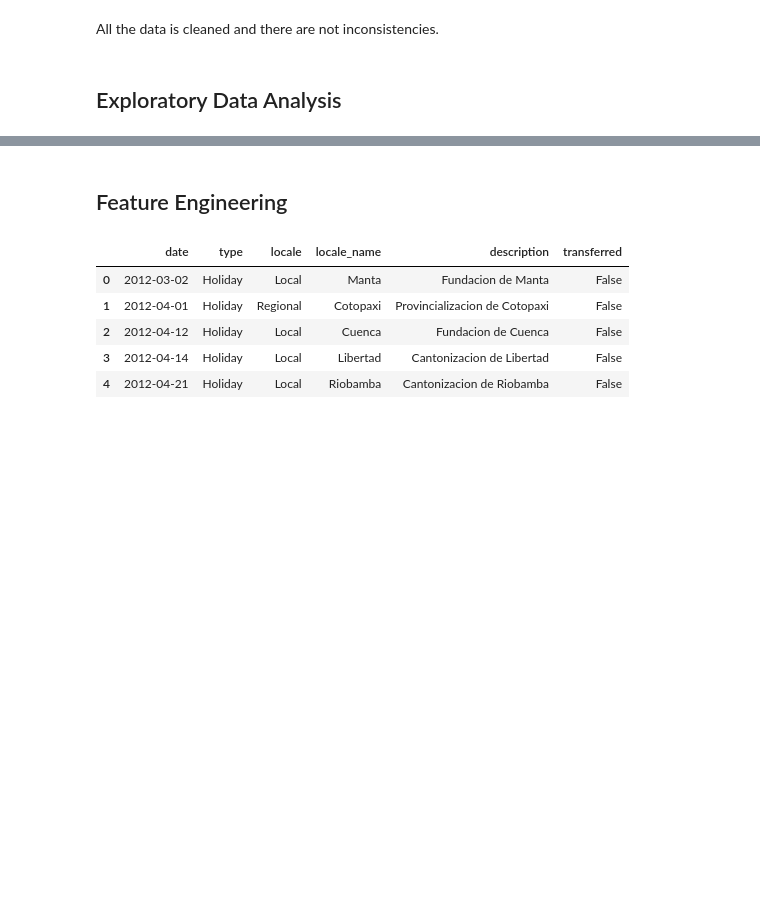
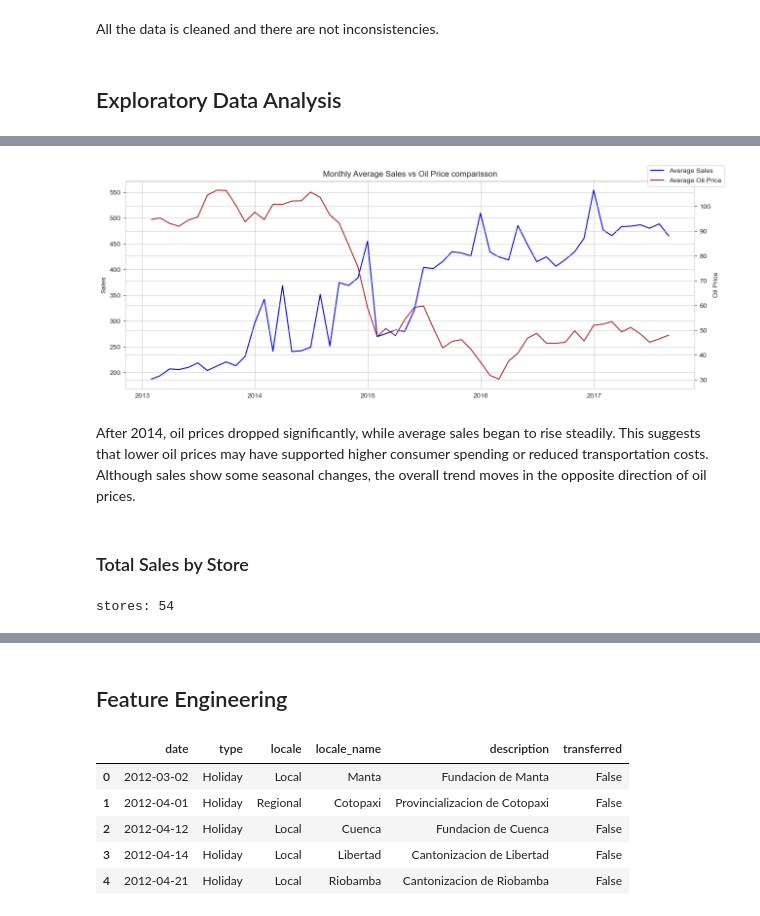
Before and after one commit to Hailey-cloud/Final-Project-Machine-Learning, a Jupyter notebook: Store_Sales_ML.ipynb, the cells around one changed output, grey strips where cells are left out. Saved outputs shown, nothing was run; the diff lists cells and outputs as text; code cells hidden in the pictures; blank space fills up the shorter version.

```diff
--- a/Store_Sales_ML.ipynb
+++ b/Store_Sales_ML.ipynb
@@ -294,0 +257,30 @@ plt.show()
+# %%
+# Resample by month
+monthly_sales = train.resample('M', on='date')['sales'].mean()
+monthly_oil = oil.resample('M', on='date')['dcoilwtico'].mean()
+
+fig, ax1 = plt.subplots(figsize=(13, 5))
+# Plot Sales
+ax1.plot(monthly_sales.index, monthly_sales.values, color='blue', label='Average Sales')
+ax1.set_ylabel('Sales')
+
+# Plot Oil price
+ax2 = ax1.twinx()
+ax2.plot(monthly_oil.index, monthly_oil.values, color='brown', label='Average Oil Price')
+ax2.set_ylabel('Oil Price')
+
+plt.title('Monthly Average Sales vs Oil Price comparisson')
+fig.tight_layout()
+fig.legend()
+plt.show()
+# %% [output]
+[figure, added]
+# %% [markdown]
+After 2014, oil prices dropped significantly, while average sales began to rise steadily. This suggests that lower oil prices may have supported higher consumer spending or reduced transportation costs. Although sales show some seasonal changes, the overall trend moves in the opposite direction of oil prices.
+# %% [markdown]
+### Total Sales by Store
+# %%
+# Unique values from store_nbr
+print("stores:", train['store_nbr'].nunique())
+# %% [output]
+stores: 54
```
Also changed, not shown: parts of 28 cells of this notebook.
